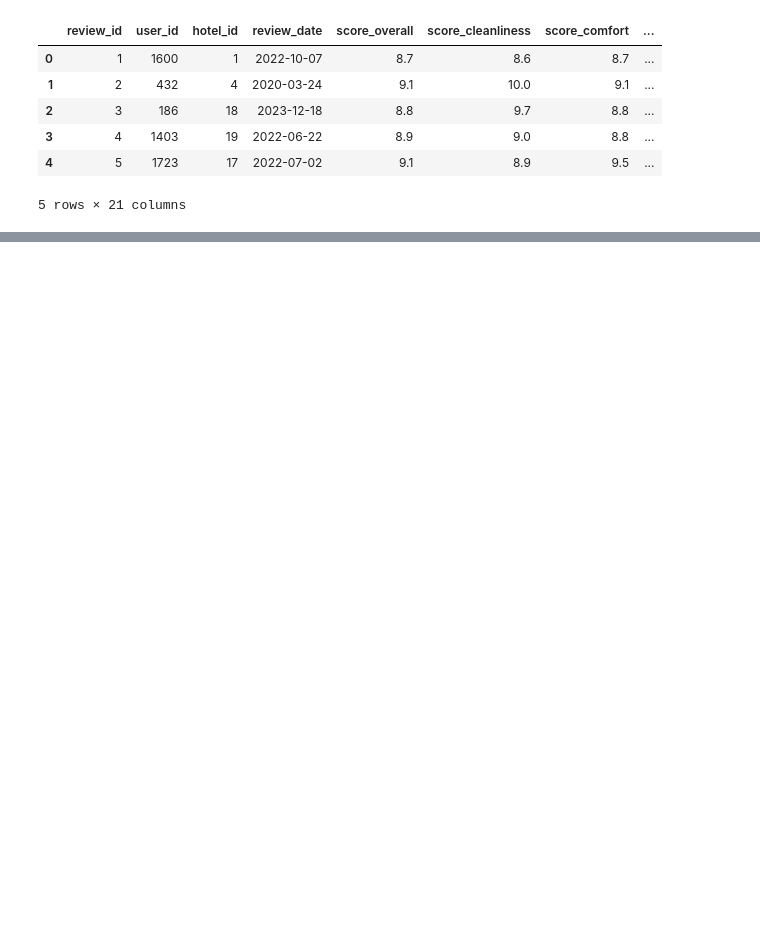
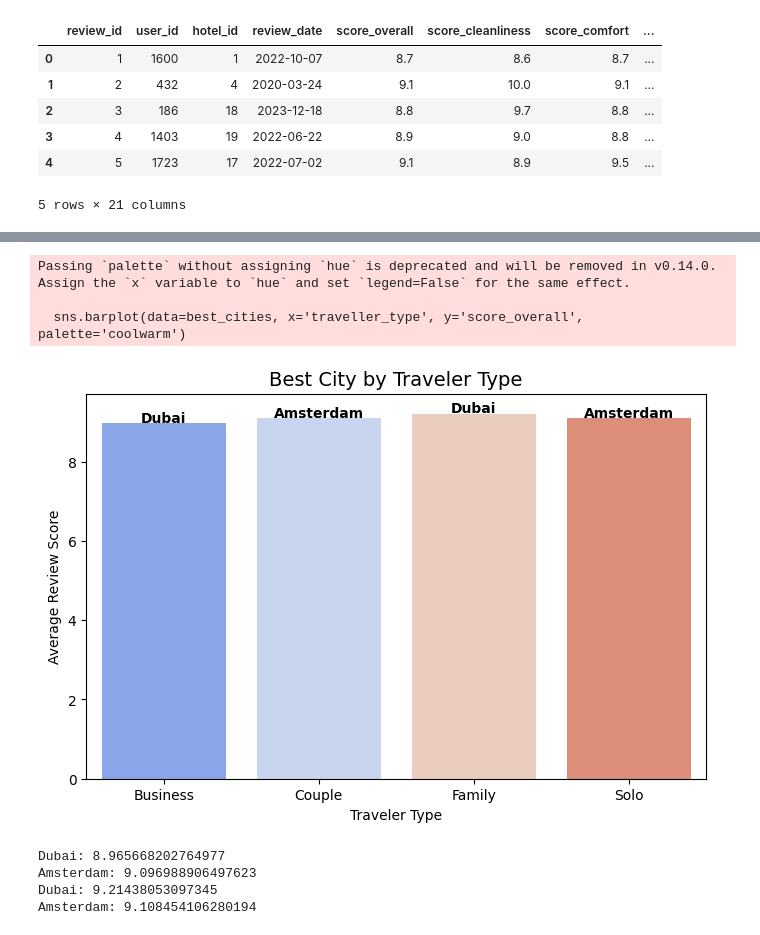
Before and after one commit to AbdulrahmanBassem/ACL_Team-63, a Jupyter notebook: acl-milestone-1.ipynb, the cells around one changed output, grey strips where cells are left out. Saved outputs shown, nothing was run; the diff lists cells and outputs as text; code cells hidden in the pictures; blank space fills up the shorter version.

```diff
--- a/acl-milestone-1.ipynb
+++ b/acl-milestone-1.ipynb
@@ -257,0 +257,30 @@ df.tail(10)
+# %%
+avg_scores = df.groupby(['traveller_type', 'city'])['score_overall'].mean().reset_index()
+# %%
+best_cities = avg_scores.loc[avg_scores.groupby('traveller_type')['score_overall'].idxmax()]
+# %%
+plt.figure(figsize=(8,5))
+sns.barplot(data=best_cities, x='traveller_type', y='score_overall', palette='coolwarm')
+
+# Add labels and title
+for i, (city, score) in enumerate(zip(best_cities['city'], best_cities['score_overall'])):
+    plt.text(i, score + 0.02, city, ha='center', fontsize=10, fontweight='bold')
+
+plt.title('Best City by Traveler Type', fontsize=14)
+plt.xlabel('Traveler Type')
+plt.ylabel('Average Review Score')
+plt.ylim(0, best_cities['score_overall'].max() + 0.5)
+plt.show()
+# %% [output]
+Passing `palette` without assigning `hue` is deprecated and will be removed in v0.14.0. Assign the `x` variable to `hue` and set `legend=False` for the same effect.
+
+  sns.barplot(data=best_cities, x='traveller_type', y='score_overall', palette='coolwarm')
+[figure, added]
+# %%
+for i, (city, score) in enumerate(zip(best_cities['city'], best_cities['score_overall'])):
+    print(f"{city}: {score}")
+# %% [output]
+Dubai: 8.965668202764977
+Amsterdam: 9.096988906497623
+Dubai: 9.21438053097345
+Amsterdam: 9.108454106280194
```
Also changed, not shown: parts of 4 cells of this notebook.
